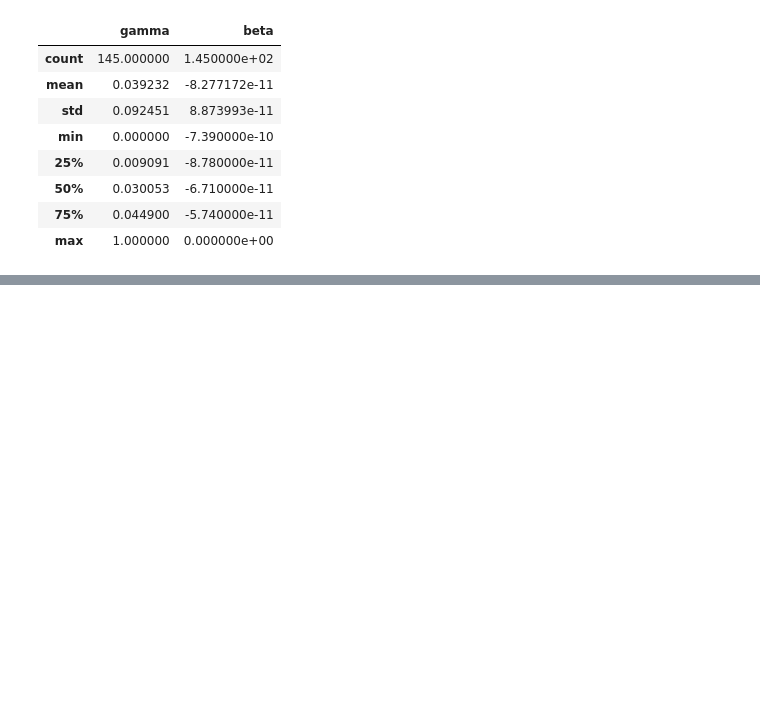
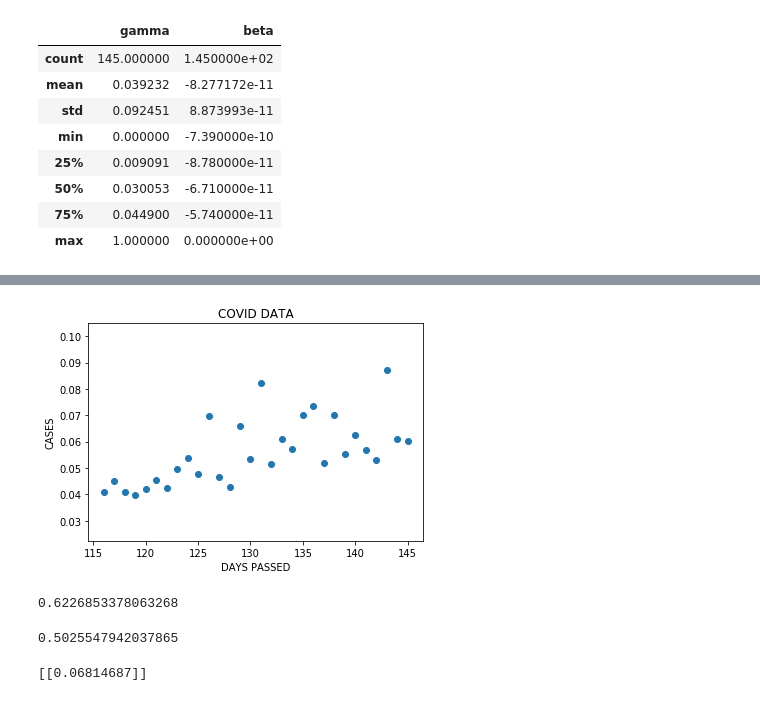
Before and after one commit to sushanth1999/BTP, a Jupyter notebook: BTP_1.2/sir_jp.ipynb, the cells around one changed output, grey strips where cells are left out. Drawn from its saved outputs; the diff is of its cells as text; code cells hidden in the pictures; blank space fills up the shorter version.

```diff
--- a/BTP_1.2/sir_jp.ipynb
+++ b/BTP_1.2/sir_jp.ipynb
@@ -212,0 +191,6 @@ if __name__ == "__main__":
+# %%
+a = []
+for i in range(1,146):
+  a.append(i)
+
+data['Days_passed'] = a
@@ -212,0 +224,3 @@ if __name__ == "__main__":
+# %%
+data1 = data[115:145]
+data1
@@ -212,0 +245,43 @@ if __name__ == "__main__":
+# %%
+import numpy as np
+import matplotlib.pyplot as plt
+
+# Plot
+plt.scatter(data1.Days_passed,data1.gamma)
+plt.title('COVID DATA')
+plt.xlabel("DAYS PASSED")
+plt.ylabel('CASES')
+plt.show()
+# %% [output]
+[figure, added]
+# %%
+#splitting the data into train and test.
+
+X = np.array(data1.Days_passed).reshape(-1, 1)
+y = np.array(data1.gamma).reshape(-1, 1)
+
+from sklearn.model_selection import train_test_split
+from sklearn.linear_model import LinearRegression
+
+
+X_train, X_test, y_train, y_test = train_test_split(X, y, test_size = 0.1)
+
+#Applying Regression model
+regr = LinearRegression()
+
+regr.fit(X_train, y_train)
+print(regr.score(X_test, y_test))
+# %% [output]
+0.6226853378063268
+# %%
+#decision tree regression
+from sklearn.tree import DecisionTreeRegressor
+dtr = DecisionTreeRegressor(random_state=0)
+dtr.fit(X_train,y_train)
+print(dtr.score(X_test,y_test))
+# %% [output]
+0.5025547942037865
+# %%
+print(regr.predict([[145]]))
+# %% [output]
+[[0.06814687]]
```
Also changed, not shown: parts of 7 cells of this notebook.
